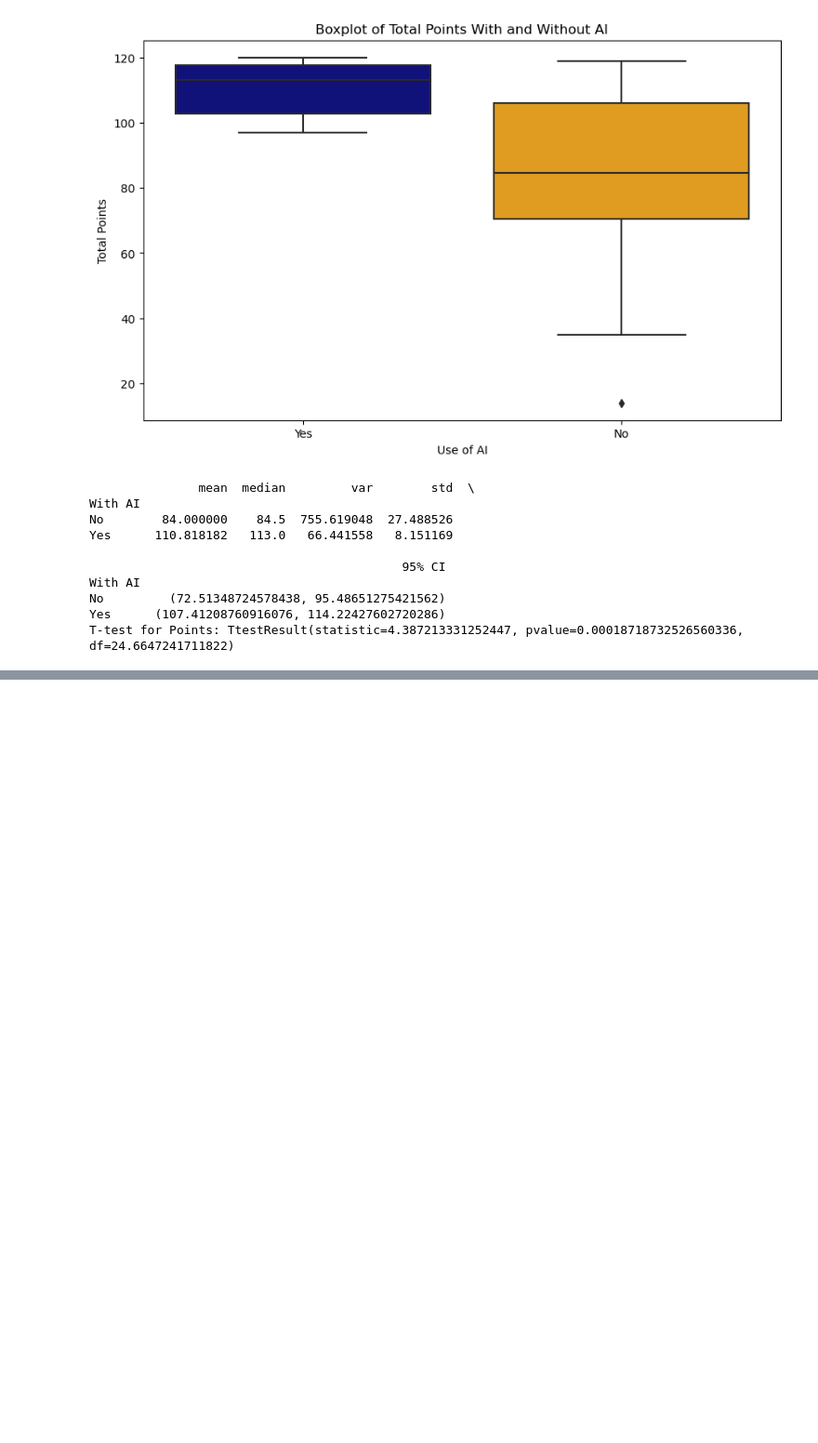
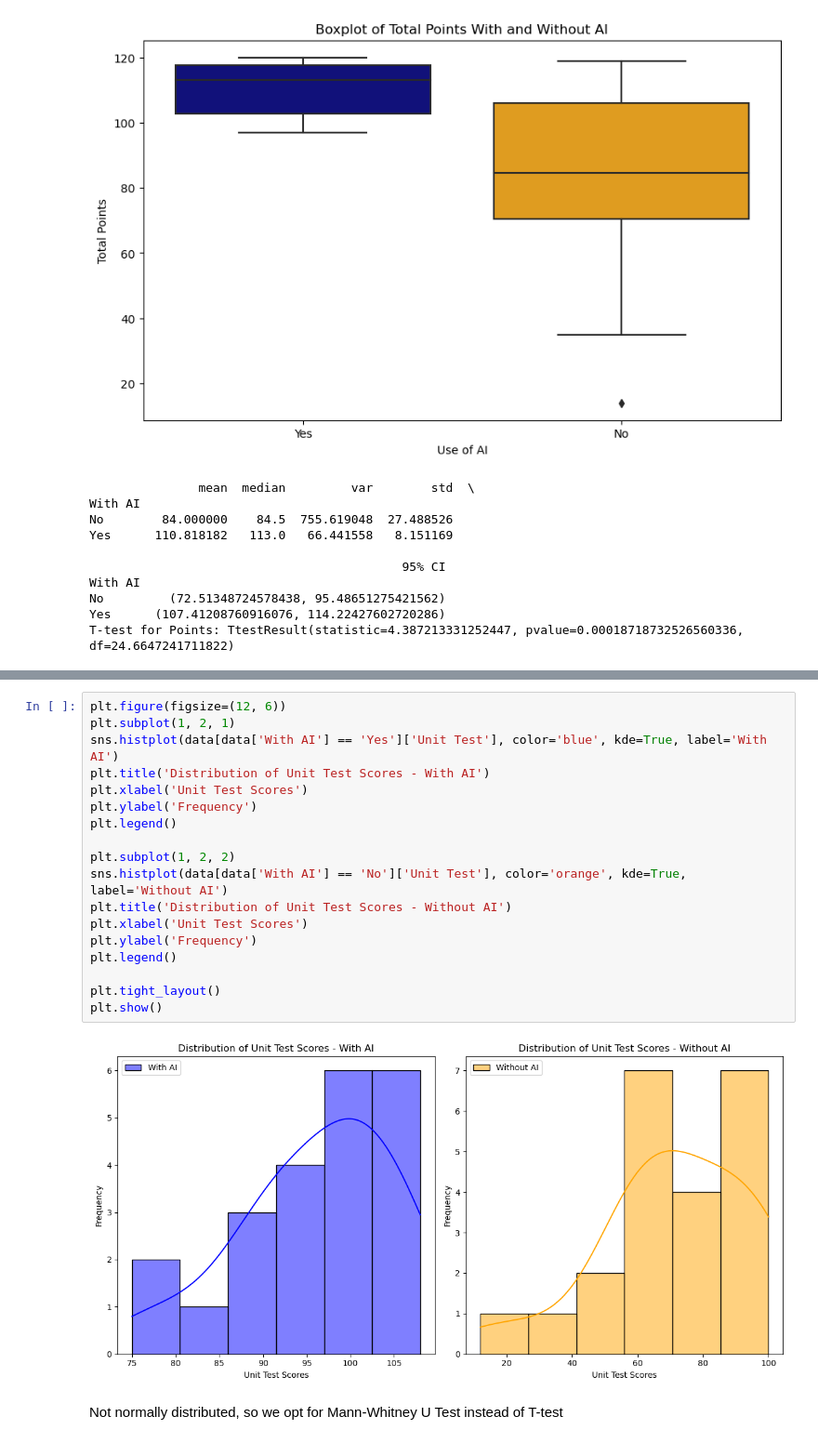
Before and after one commit to cseetreview/review_project, a Jupyter notebook: Notebook.ipynb, the cells around one changed output, grey strips where cells are left out. Shown: that part at 93% size. Cells and saved outputs as stored; diff of their text form; blank space fills up the shorter version.

```diff
--- a/Notebook.ipynb
+++ b/Notebook.ipynb
@@ -676,0 +852,22 @@ T-test for Points: TtestResult(statistic=4.387213331252447, pvalue=0.00018718732
+# %%
+plt.figure(figsize=(12, 6))
+plt.subplot(1, 2, 1)
+sns.histplot(data[data['With AI'] == 'Yes']['Unit Test'], color='blue', kde=True, label='With AI')
+plt.title('Distribution of Unit Test Scores - With AI')
+plt.xlabel('Unit Test Scores')
+plt.ylabel('Frequency')
+plt.legend()
+
+plt.subplot(1, 2, 2)
+sns.histplot(data[data['With AI'] == 'No']['Unit Test'], color='orange', kde=True, label='Without AI')
+plt.title('Distribution of Unit Test Scores - Without AI')
+plt.xlabel('Unit Test Scores')
+plt.ylabel('Frequency')
+plt.legend()
+
+plt.tight_layout()
+plt.show()
+# %% [output]
+[figure, added]
+# %% [markdown]
+Not normally distributed, so we opt for Mann-Whitney U Test instead of T-test
```
Also changed, not shown: parts of 14 cells of this notebook.
